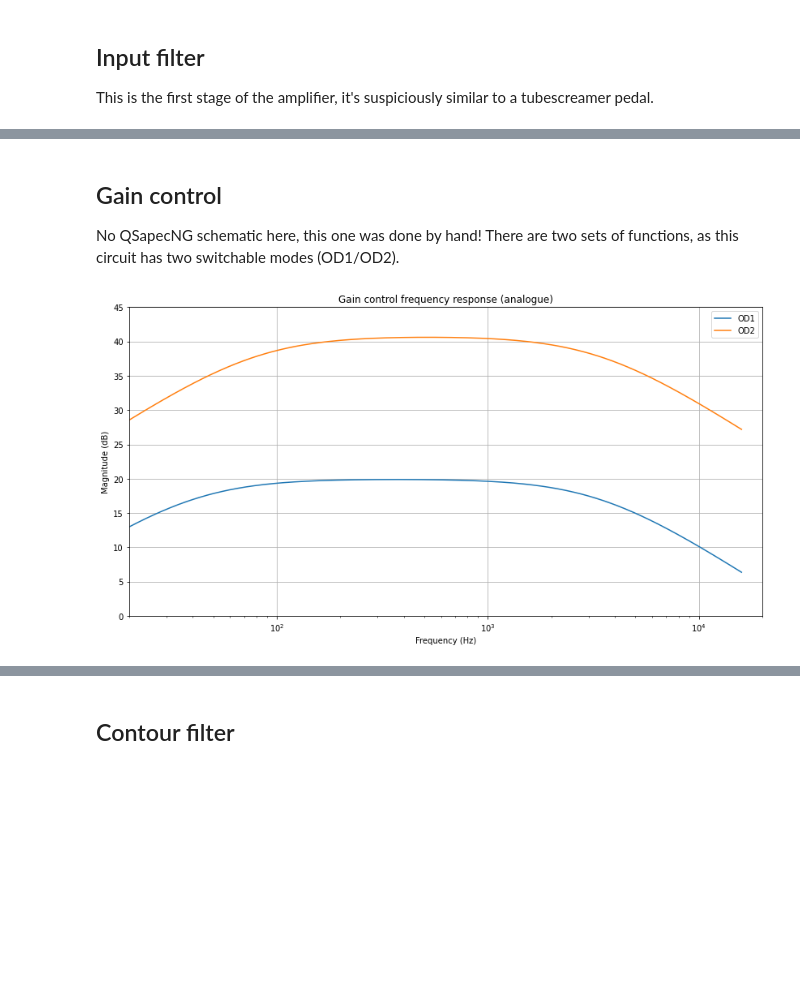
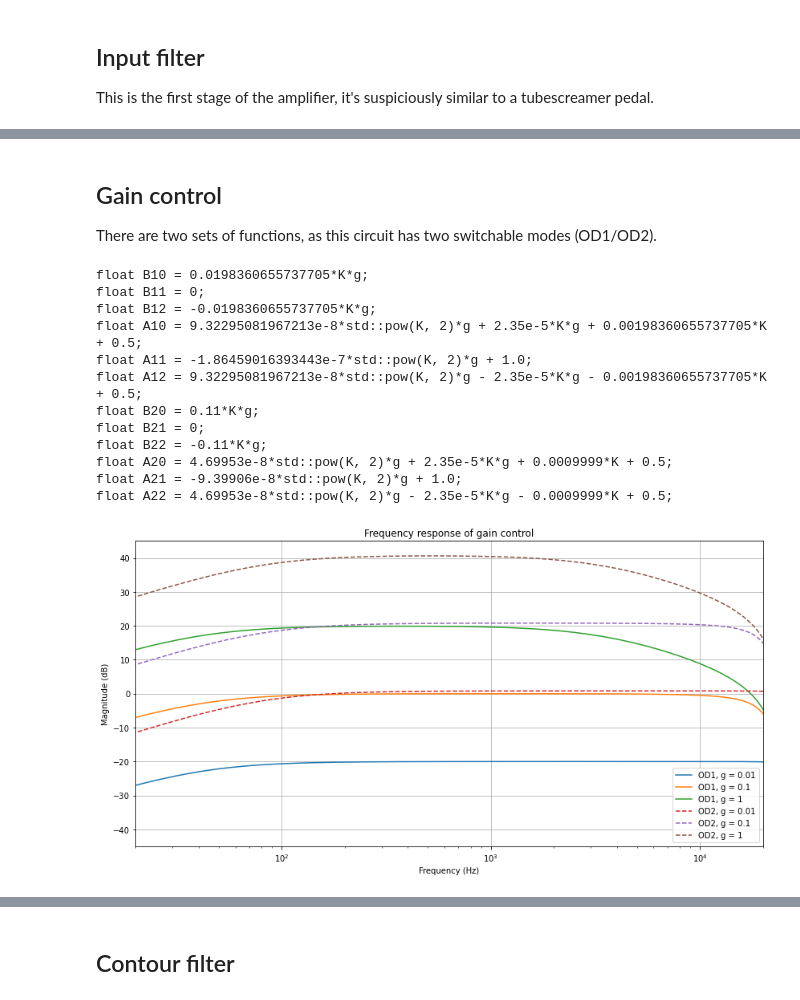
Before and after one commit to Barabas5532/valvestate_sim, a Jupyter notebook: binder/valvestate.ipynb, the cells around one changed output, grey strips where cells are left out. Drawn from its saved outputs; the diff is of its cells as text; code cells hidden in the pictures; blank space fills up the shorter version.

```diff
--- a/binder/valvestate.ipynb
+++ b/binder/valvestate.ipynb
@@ -11,7 +12,11 @@ import sympy
 import re
 # %%
 # Sample rate to use when plotting digital filter responses
-rate = 96000
+rate = 48000
+# Bilinear transform parameter, optimal at DC
+k = 2*rate
+
+# Default plot settings
 plt.rcParams["figure.figsize"] = (14, 7)
 plt.rcParams['axes.grid'] = True
 
@@ -81,3 +68,6 @@ def plot_frequency_response(B, A, rate=44100, k=2*rate):
+# %%
+def substitute_parameter(A, parameters):
+    return [float(sympy.sympify(AA).subs(parameters)) for AA in A]
 # %% [markdown]
 ## Input filter
 
@@ -106,41 +117,70 @@ float A2 = 1.10449884469421e-9*std::pow(K, 2) - 0.000115449950739352*K + 0.5;
 # %% [markdown]
 ## Gain control
 
-No QSapecNG schematic here, this one was done by hand! There are two sets of functions, as this circuit has two switchable modes (OD1/OD2).
+There are two sets of functions, as this circuit has two switchable modes (OD1/OD2).
 # %%
+# OD1.info / OD2.info
 C1 = 220e-9
 C2 = 47e-12
 R1 = 22e3
 R2 = 100e3
 Rg = sympy.symbols("Rg")
 Rg_value = 1e6
 
-B1 = [R1*Rg*C1, sympy.Integer(0)]
-A1 = [R1*R2*Rg*C1*C2, R1*R2*C1 + R1*Rg*C2 + R2*Rg*C2, sympy.Rational(R1+R2)]
+B1 = [R1*Rg*C1, 0]
+A1 = [R1*R2*Rg*C1*C2, R1*R2*C1 + R1*Rg*C2 + R2*Rg*C2, R1+R2]
 
-B2 = [Rg*C1, sympy.Integer(0)]
+B2 = [Rg*C1, 0]
 R1 = 9.09e3
-A2 = [R1*Rg*C1*C2, R1*C1 + Rg*C2, sympy.Integer(1)]
+A2 = [R1*Rg*C1*C2, R1*C1 + Rg*C2, 1]
 
-B1_sub = [float(exp.subs(Rg, Rg_value)) for exp in B1]
-A1_sub = [float(exp.subs(Rg, Rg_value)) for exp in A1]
-B2_sub = [float(exp.subs(Rg, Rg_value)) for exp in B2]
-A2_sub = [float(exp.subs(Rg, Rg_value)) for exp in A2]
+g = sympy.symbols("g")
 
-f1 = signal.lti(B1_sub, A1_sub)
-f2 = signal.lti(B2_sub, A2_sub)
-w1, H1 = signal.freqresp(f1)
-w2, H2 = signal.freqresp(f2)
+tf1_s = ((B1[0]*s)/(A1[0]*s**2 + A1[1]*s + A1[2])).subs(Rg, Rg_value*g)
+tf2_s = ((B2[0]*s)/(A2[0]*s**2 + A2[1]*s + A2[2])).subs(Rg, Rg_value*g)
+
+B1z, A1z = bilinear_transform(tf1_s)
+B2z, A2z = bilinear_transform(tf2_s)
+
+print_as_cpp_coefficients(B1z, "B1")
+print_as_cpp_coefficients(A1z, "A1")
+print_as_cpp_coefficients(B2z, "B2")
+print_as_cpp_coefficients(A2z, "A2")
+
+G = [0.01, 0.1, 1]
 
 plt.figure()
-plt.semilogx(w1/2/np.pi, 20*np.log10(np.abs(H1)), label="OD1")
-plt.semilogx(w2/2/np.pi, 20*np.log10(np.abs(H2)), label="OD2")
-plt.title("Gain control frequency response (analogue)")
+for B, A, label, linestyle in [[B1z, A1z, "OD1", "-"], [B2z, A2z, "OD2", "--"]]:
+    for gg in G:
+        subs = {K:k, g:gg}
+        b = substitute_parameter(B, subs)
+        a = substitute_parameter(A, subs)
+
+        f = signal.dlti(b, a)
+        w, H = signal.dfreqresp(f)
+
+        # ignore divide by 0 errors
+        with np.errstate(divide='ignore'):
+            plt.semilogx(w/2/np.pi*rate, 20*np.log10(np.abs(H)), label=f"{label}, g = {gg}", linestyle=linestyle)
+
+plt.legend()
+plt.title("Frequency response of gain control")
 plt.xlabel("Frequency (Hz)")
 plt.ylabel("Magnitude (dB)")
 plt.xlim(20, 20e3)
-plt.ylim(0, 45)
-plt.legend()
+plt.ylim(-45, 45)
 plt.show()
 # %% [output]
+float B10 = 0.0198360655737705*K*g;
+float B11 = 0;
+float B12 = -0.0198360655737705*K*g;
+float A10 = 9.32295081967213e-8*std::pow(K, 2)*g + 2.35e-5*K*g + 0.00198360655737705*K + 0.5;
+float A11 = -1.86459016393443e-7*std::pow(K, 2)*g + 1.0;
+float A12 = 9.32295081967213e-8*std::pow(K, 2)*g - 2.35e-5*K*g - 0.00198360655737705*K + 0.5;
+float B20 = 0.11*K*g;
+float B21 = 0;
+float B22 = -0.11*K*g;
+float A20 = 4.69953e-8*std::pow(K, 2)*g + 2.35e-5*K*g + 0.0009999*K + 0.5;
+float A21 = -9.39906e-8*std::pow(K, 2)*g + 1.0;
+float A22 = 4.69953e-8*std::pow(K, 2)*g - 2.35e-5*K*g - 0.0009999*K + 0.5;
-[figure, old version]
+[figure, new version]
```
Also changed, not shown: parts of 13 cells of this notebook.
